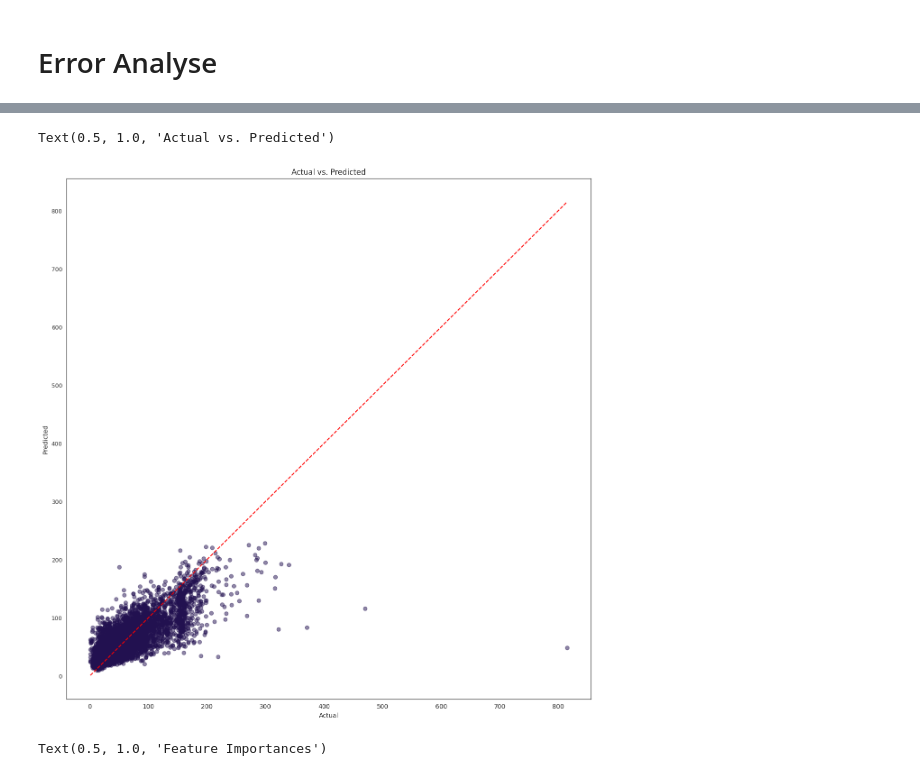
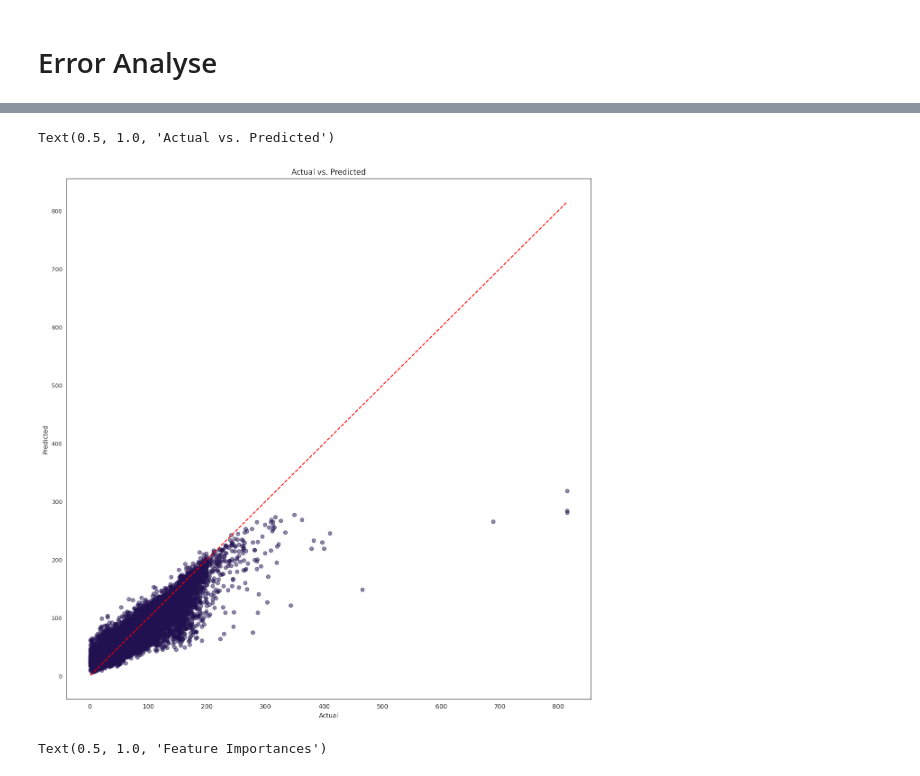
Before and after one commit to Maximilian2509/ds-AirPollution, a Jupyter notebook: model1.ipynb, the cells around one changed output, grey strips where cells are left out. Cells and saved outputs as stored; diff of their text form; code cells hidden in the pictures.

```diff
--- a/model1.ipynb
+++ b/model1.ipynb
@@ -290,12 +290,12 @@ Text(0.5, 1.0, 'Distribution of Residuals')
 # %%
-plt.scatter(y_test, y_pred_test, alpha=0.5)
-plt.plot([y_test.min(), y_test.max()], [y_test.min(), y_test.max()], 'r--')
+plt.scatter(y_train, y_pred_train, alpha=0.5)
+plt.plot([y_train.min(), y_train.max()], [y_train.min(), y_train.max()], 'r--')
 plt.xlabel("Actual")
 plt.ylabel("Predicted")
 plt.title("Actual vs. Predicted")
 # %% [output]
 Text(0.5, 1.0, 'Actual vs. Predicted')
-[figure, old version]
+[figure, new version]
 # %%
 reg = best_model.named_steps['xgbreg']
 importances = reg.feature_importances_
```
Also changed, not shown: parts of 10 cells of this notebook.
